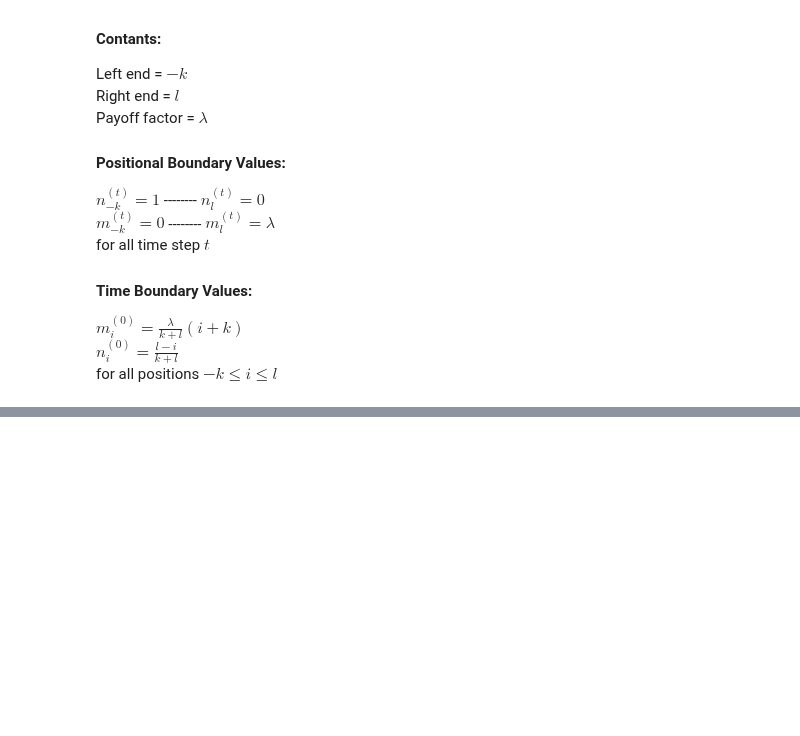
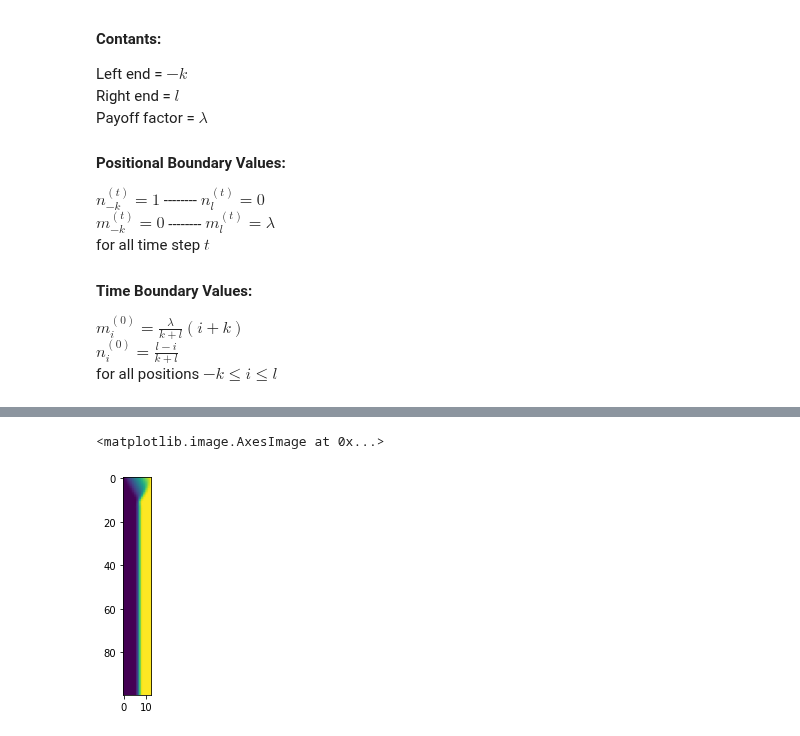
Before and after one commit to marlo-z/random-turn-games, a Jupyter notebook: ABMN.ipynb, the cells around one changed output, grey strips where cells are left out. Drawn from its saved outputs; the diff is of its cells as text; code cells hidden in the pictures; blank space fills up the shorter version.

```diff
--- a/ABMN.ipynb
+++ b/ABMN.ipynb
@@ -206,0 +235,5 @@ nan nan
+# %%
+plt.imshow(m)
+# %% [output]
+<matplotlib.image.AxesImage at 0x...>
+[figure, added]
```
Also changed, not shown: parts of 10 cells of this notebook.
